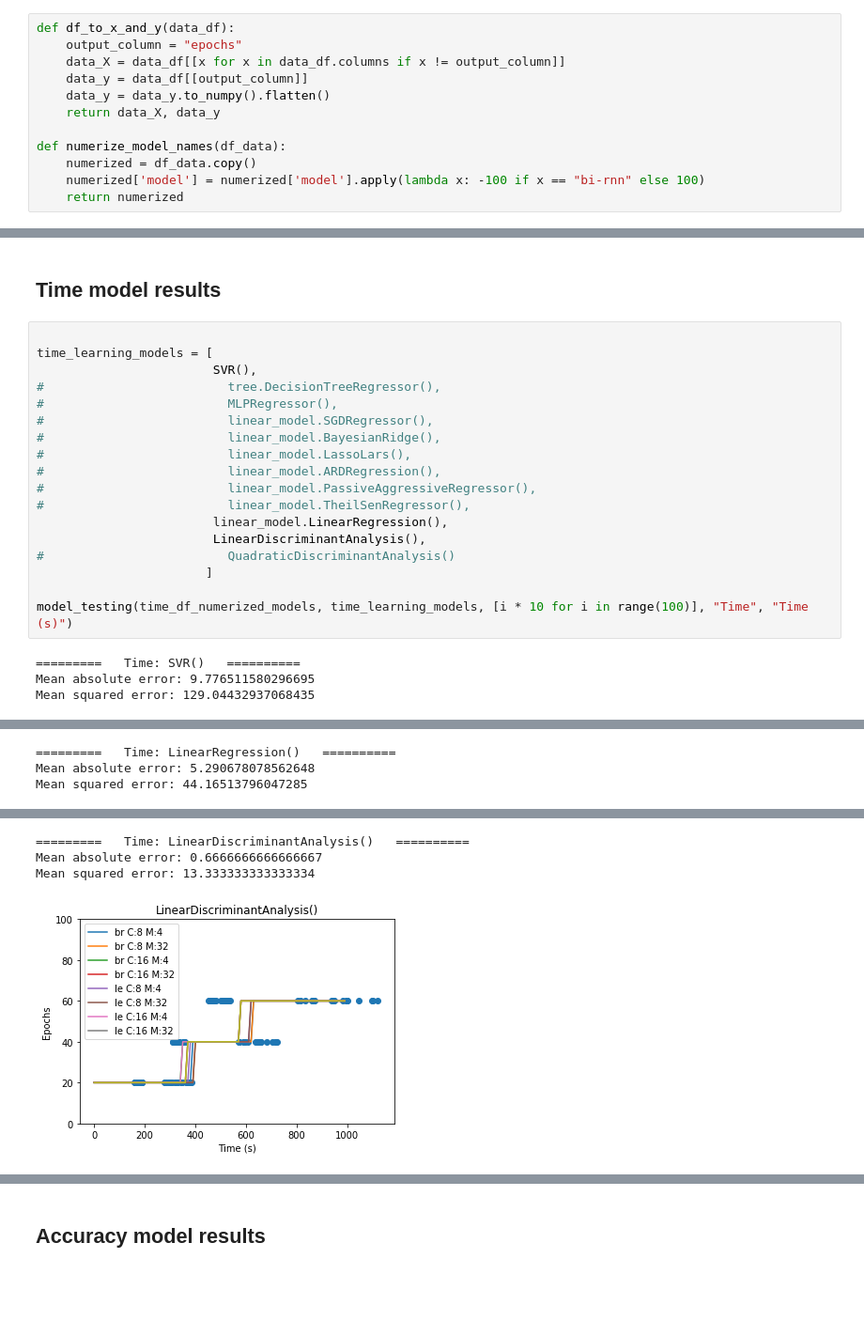
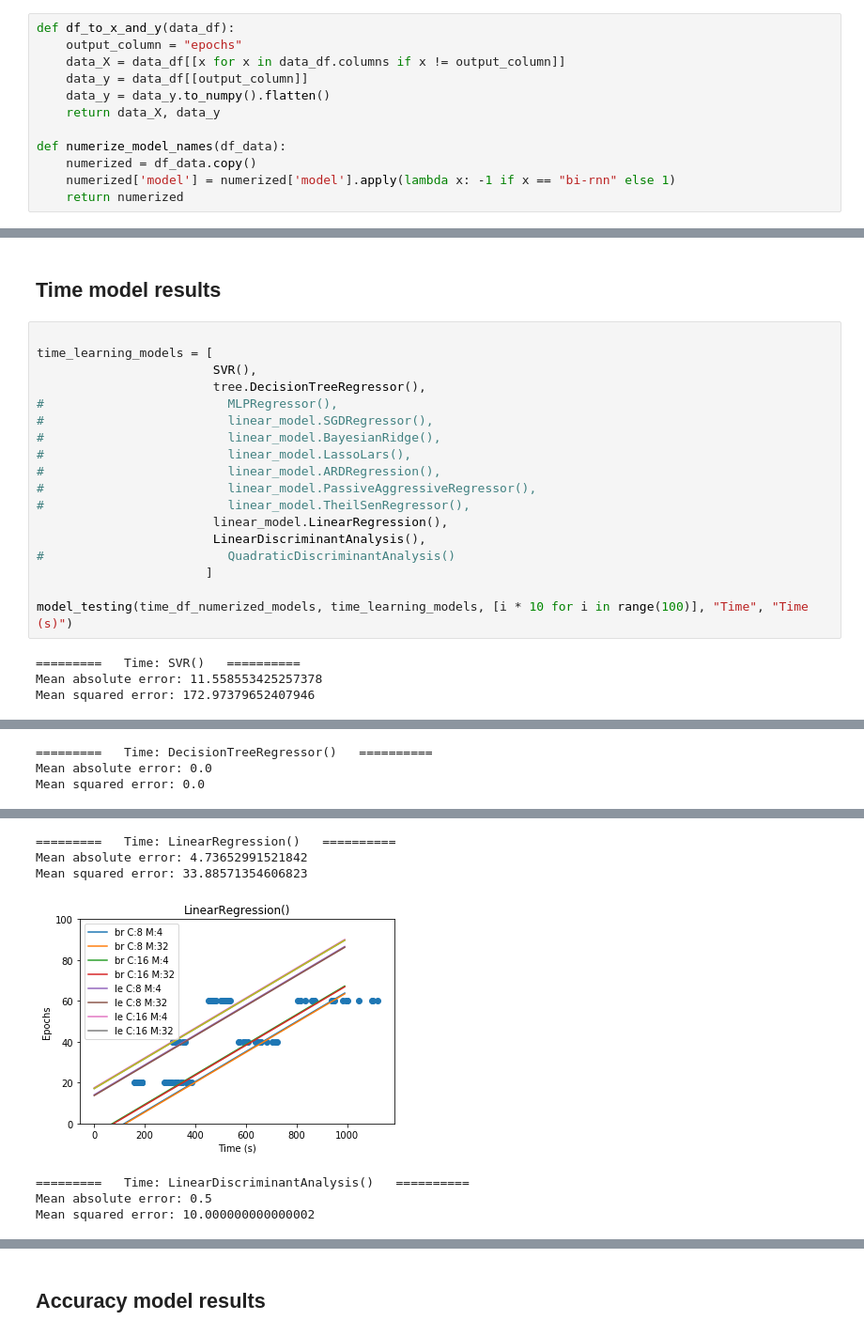
Before and after one commit to MKuijpers/qpe-bigdl-project, a Jupyter notebook: BlackBox.ipynb, the cells around one changed output, grey strips where cells are left out. Shown at 94% size. Cells and saved outputs as stored; diff of their text form; blank space fills up the shorter version.

```diff
--- a/BlackBox.ipynb
+++ b/BlackBox.ipynb
@@ -48,7 +48,7 @@ def df_to_x_and_y(data_df):
 
 def numerize_model_names(df_data):
     numerized = df_data.copy()
-    numerized['model'] = numerized['model'].apply(lambda x: -100 if x == "bi-rnn" else 100)
+    numerized['model'] = numerized['model'].apply(lambda x: -1 if x == "bi-rnn" else 1)
     return numerized
 # %%
 from imblearn import over_sampling
@@ -115,7 +115,7 @@ def model_testing(input_df, learning_models, x_axis, plot_name_prefix, x_label):
 
 time_learning_models = [
                         SVR(),
-#                         tree.DecisionTreeRegressor(),
+                        tree.DecisionTreeRegressor(),
 #                         MLPRegressor(),
 #                         linear_model.SGDRegressor(),
 #                         linear_model.BayesianRidge(),
@@ -131,5 +131,5 @@ time_learning_models = [
 model_testing(time_df_numerized_models, time_learning_models, [i * 10 for i in range(100)], "Time", "Time (s)")
 # %% [output]
 =========   Time: SVR()   ==========
-Mean absolute error: 9.776511580296695
-Mean squared error: 129.04432937068435
+Mean absolute error: 11.558553425257378
+Mean squared error: 172.97379652407946
@@ -137,3 +137,3 @@ Mean squared error: 129.04432937068435
-=========   Time: LinearRegression()   ==========
-Mean absolute error: 5.290678078562648
-Mean squared error: 44.16513796047285
+=========   Time: DecisionTreeRegressor()   ==========
+Mean absolute error: 0.0
+Mean squared error: 0.0
@@ -141,4 +141,7 @@ Mean squared error: 44.16513796047285
-=========   Time: LinearDiscriminantAnalysis()   ==========
-Mean absolute error: 0.6666666666666667
-Mean squared error: 13.333333333333334
+=========   Time: LinearRegression()   ==========
+Mean absolute error: 4.73652991521842
+Mean squared error: 33.88571354606823
-[figure, old version]
+[figure, new version]
+=========   Time: LinearDiscriminantAnalysis()   ==========
+Mean absolute error: 0.5
+Mean squared error: 10.000000000000002
```
Also changed, not shown: parts of 3 cells of this notebook.
